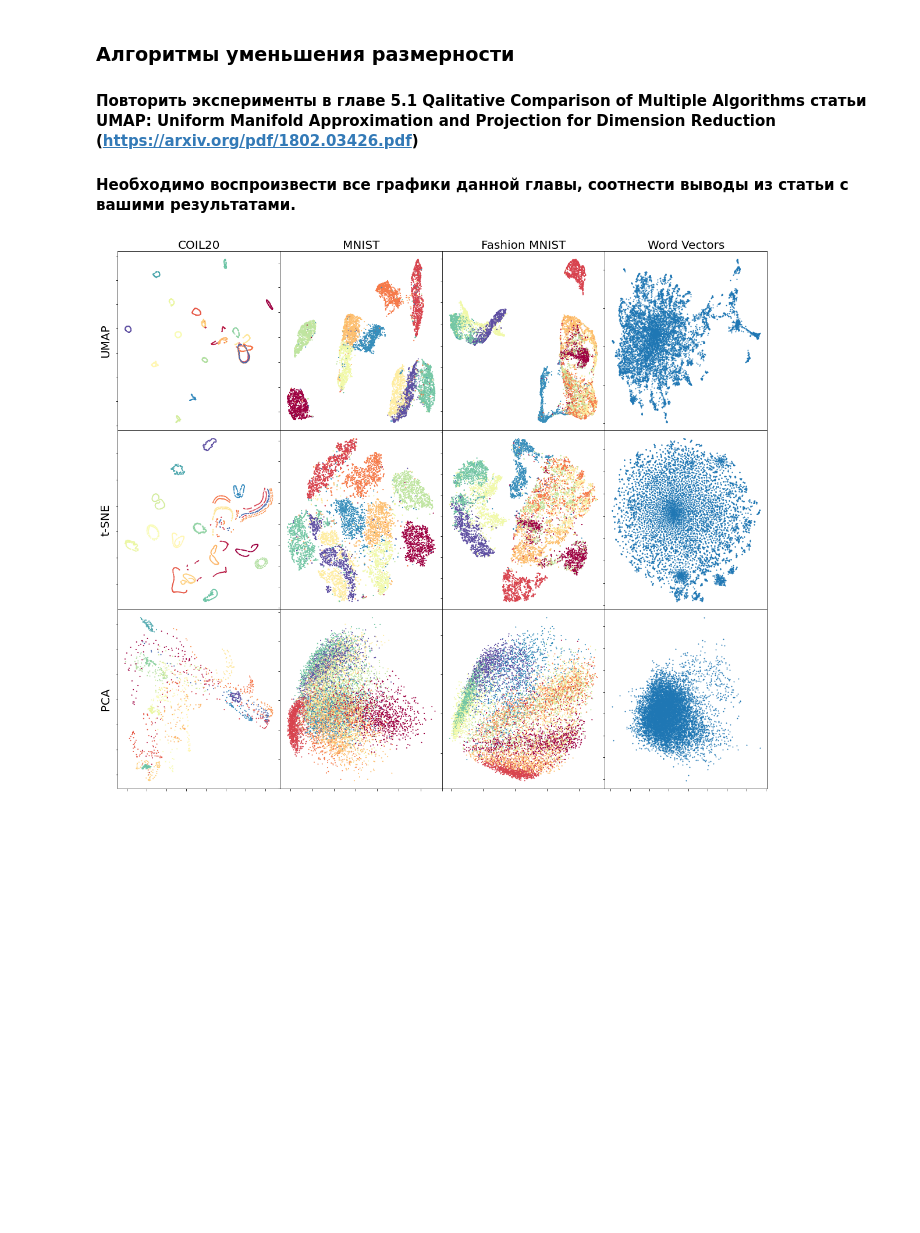
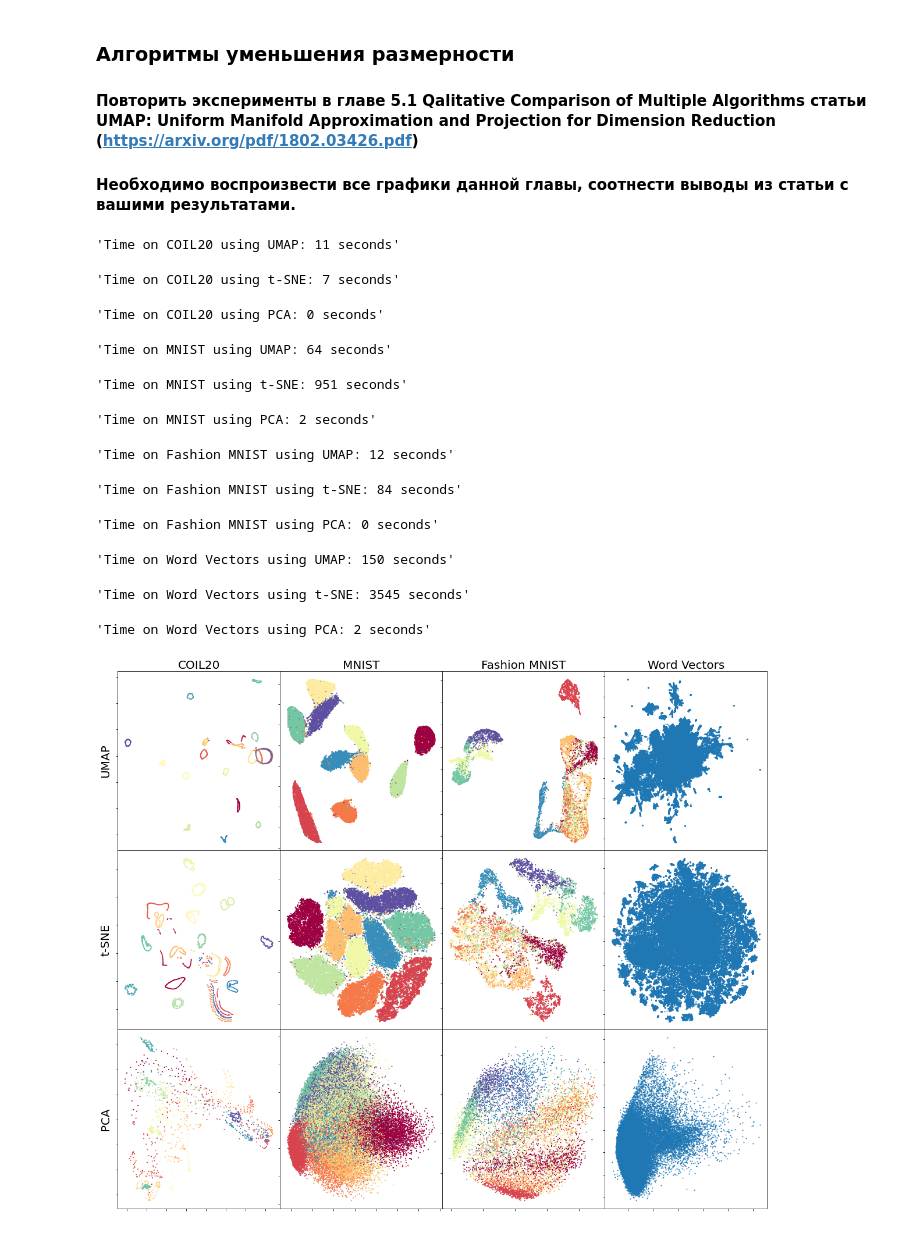
Before and after one commit to teppoev/Intelligent-Systems, a Jupyter notebook: second task.ipynb, the cells around one changed output. Cells and saved outputs as stored; diff of their text form; code cells hidden in the pictures; blank space fills up the shorter version.

```diff
--- a/second task.ipynb
+++ b/second task.ipynb
@@ -33,28 +29,58 @@ tsne = TSNE(n_jobs=-1)
 pca = PCA(n_components=2)
 # %%
 models = [("UMAP", umap), ("t-SNE", tsne), ("PCA", pca)]
-datasets = [("COIL20", coil20.drop("1025", axis=1), coil20["1025"]),
-            ("MNIST", mnist.drop("class", axis=1), mnist["class"]),
-            ("Fashion MNIST", fmnist_x, fmnist_y),
-            ("Word Vectors", word_vectors, None)]
+datasets_names = ["COIL20", "MNIST", "Fashion MNIST", "Word Vectors"]
 # %%
 rows = len(models)
-cols = len(datasets)
+cols = len(datasets_names)
 fig = plt.figure(figsize=(20, 17))
 gs = fig.add_gridspec(rows, cols, hspace=0, wspace=0)
 axs = gs.subplots()
 for j in range(cols):
-    axs[0, j].set_xlabel(datasets[j][0], fontsize=20)
+    axs[0, j].set_xlabel(datasets_names[j], fontsize=20)
     axs[0, j].xaxis.set_label_position('top')
 
 for i in range(rows):
     axs[i, 0].set_ylabel(models[i][0], fontsize=20)
 
-for i in range(rows):
-    for j in range(cols):
-        embedding = models[i][1].fit_transform(datasets[j][1])
-        axs[i, j].scatter(embedding[:, 0], embedding[:, 1], c=datasets[j][2], cmap='Spectral', s=1)
+for j in range(cols):
+    data = x = y = None
+    if j == 0:
+        data = pd.read_csv('https://raw.githubusercontent.com/vaksakalli/datasets/master/coil20.csv')
+        x = data.drop("1025", axis=1)
+        y = data["1025"]
+    elif j == 1:
+        data = pd.read_csv("https://www.openml.org/data/get_csv/52667/mnist_784.csv")
+        # data = data[:10000] # (70000, 785) -> (10000, 785)
+        x = data.drop("class", axis=1)
+        y = data["class"]
+    elif j == 2:
+        x, y = fashion_mnist().get()[2:4]
+        x = x.reshape(-1, 28*28)
+    elif j == 3:
+        x = load('word2vec-google-news-300').vectors
+        x = x[:200000] # (3000000, 300) -> (200000, 300)
+        y = None
+
+    for i in range(rows):
+        start = time.time()
+        embedding = models[i][1].fit_transform(x)
+        axs[i, j].scatter(embedding[:, 0], embedding[:, 1], c=y, cmap='Spectral', s=1)
         axs[i, j].set_yticklabels([])
         axs[i, j].set_xticklabels([])
+        end = time.time()
+        display(f"Time on {datasets_names[j]} using {models[i][0]}: {int(end - start)} seconds")
 # %% [output]
+'Time on COIL20 using UMAP: 11 seconds'
+'Time on COIL20 using t-SNE: 7 seconds'
+'Time on COIL20 using PCA: 0 seconds'
+'Time on MNIST using UMAP: 64 seconds'
+'Time on MNIST using t-SNE: 951 seconds'
+'Time on MNIST using PCA: 2 seconds'
+'Time on Fashion MNIST using UMAP: 12 seconds'
+'Time on Fashion MNIST using t-SNE: 84 seconds'
+'Time on Fashion MNIST using PCA: 0 seconds'
+'Time on Word Vectors using UMAP: 150 seconds'
+'Time on Word Vectors using t-SNE: 3545 seconds'
+'Time on Word Vectors using PCA: 2 seconds'
-[figure, old version]
+[figure, new version]
```
Also changed, not shown: parts of 6 cells of this notebook.
